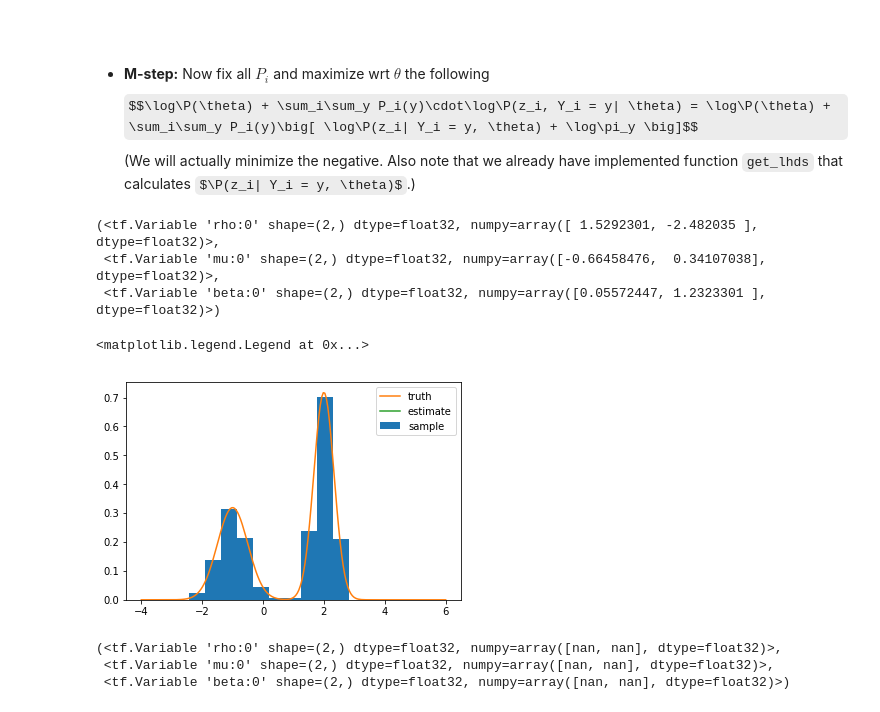
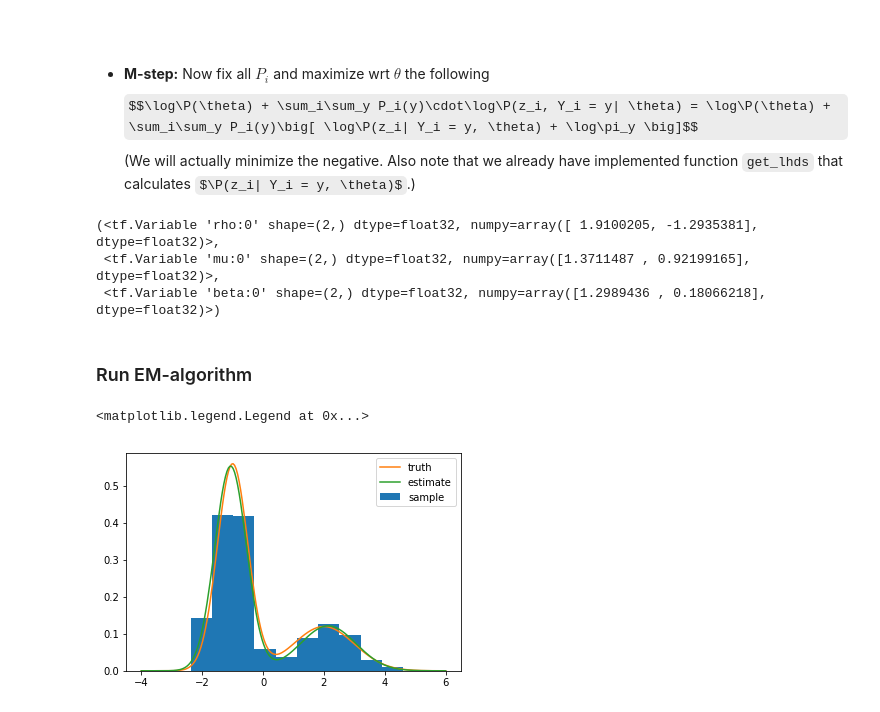
Before and after one commit to PistaSaki/bayesianism, a Jupyter notebook: bayesianism/Clusterization with EM-algorithm.ipynb, the cells around one changed output. Drawn from its saved outputs; the diff is of its cells as text; code cells hidden in the pictures; some formulas as TeX source.

```diff
--- a/bayesianism/Clusterization with EM-algorithm.ipynb
+++ b/bayesianism/Clusterization with EM-algorithm.ipynb
@@ -96,7 +98,8 @@ def get_lhds(z, θ) -> "Tensor of shape (N, K)":
 def E_step(z, θ) -> "Tensor of shape (N, K)":
     """Return 'posterior' distribution `P(y)` on `Y` given `z`, `θ`."""
     π, μ, σ = get_πμσ(θ)
-    P = π * get_lhds(z, θ)
+    lhds = exp(get_log_lhds(z, θ))
+    P = π * lhds
     P = P / tf.reduce_sum(P, axis=-1, keepdims=True)
     return P
 
@@ -115,13 +116,18 @@ optimizer = tf.train.AdamOptimizer()
+# %%
+def all_finite(*tensors):
+    return all(tf.reduce_all(tf.is_finite(t)) for t in tensors)
 # %%
 def M_step(P, θ, z, n_steps = 100):
     """Apply several steps of gradient descent wrt `θ` and return the result. """
 
+    optimizer = tf.train.AdamOptimizer()
     for i in range(n_steps):
         with tf.GradientTape() as tape:
             π, μ, σ = get_πμσ(θ)
-            loss = - θ_log_prior(θ) - tf.reduce_sum(P * (log(get_lhds(z, θ)) + log(π)))
+            loss = - θ_log_prior(θ) - tf.reduce_sum(P * (get_log_lhds(z, θ) + log(π)))
 
         grad = tape.gradient(loss, θ)
+        assert all_finite(grad)
         optimizer.apply_gradients(zip(grad, θ))
 
     #print("Current loss:", loss)
@@ -131,24 +137,23 @@ def M_step(P, θ, z, n_steps = 100):
 θ = M_step(P, θ, z)
 θ
 # %% [output]
-(<tf.Variable 'rho:0' shape=(2,) dtype=float32, numpy=array([ 1.5292301, -2.482035 ], dtype=float32)>,
- <tf.Variable 'mu:0' shape=(2,) dtype=float32, numpy=array([-0.66458476,  0.34107038], dtype=float32)>,
- <tf.Variable 'beta:0' shape=(2,) dtype=float32, numpy=array([0.05572447, 1.2323301 ], dtype=float32)>)
+(<tf.Variable 'rho:0' shape=(2,) dtype=float32, numpy=array([ 1.9100205, -1.2935381], dtype=float32)>,
+ <tf.Variable 'mu:0' shape=(2,) dtype=float32, numpy=array([1.3711487 , 0.92199165], dtype=float32)>,
+ <tf.Variable 'beta:0' shape=(2,) dtype=float32, numpy=array([1.2989436 , 0.18066218], dtype=float32)>)
+# %% [markdown]
+### Run EM-algorithm
+# %%
+θ = init_θ()
 # %%
-for i in range(10):
+for i in range(100):
     P = E_step(z, θ)
-    θ = M_step(P, θ, z, 100)
+    θ = M_step(P, θ, z)
 
+# plot estimate vs. truth
 pl.hist(z, density = True, label = "sample");
 plot_distr(π_true, μ_true, σ_true, interval = [-4, 6], label = "truth")
 plot_distr(*get_πμσ(θ), interval =[-4, 6], label = "estimate")
 pl.legend()
 # %% [output]
 <matplotlib.legend.Legend at 0x...>
-[figure, old version]
+[figure, new version]
-# %%
-θ
-# %% [output]
-(<tf.Variable 'rho:0' shape=(2,) dtype=float32, numpy=array([nan, nan], dtype=float32)>,
- <tf.Variable 'mu:0' shape=(2,) dtype=float32, numpy=array([nan, nan], dtype=float32)>,
- <tf.Variable 'beta:0' shape=(2,) dtype=float32, numpy=array([nan, nan], dtype=float32)>)
```
Also changed, not shown: parts of 7 cells of this notebook.
